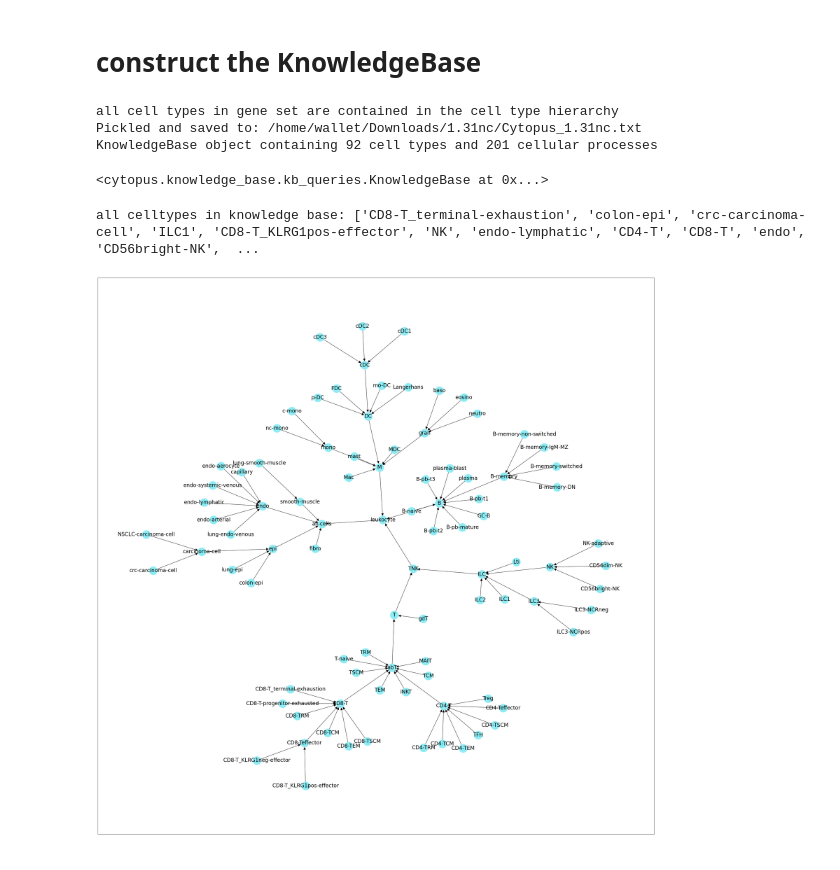
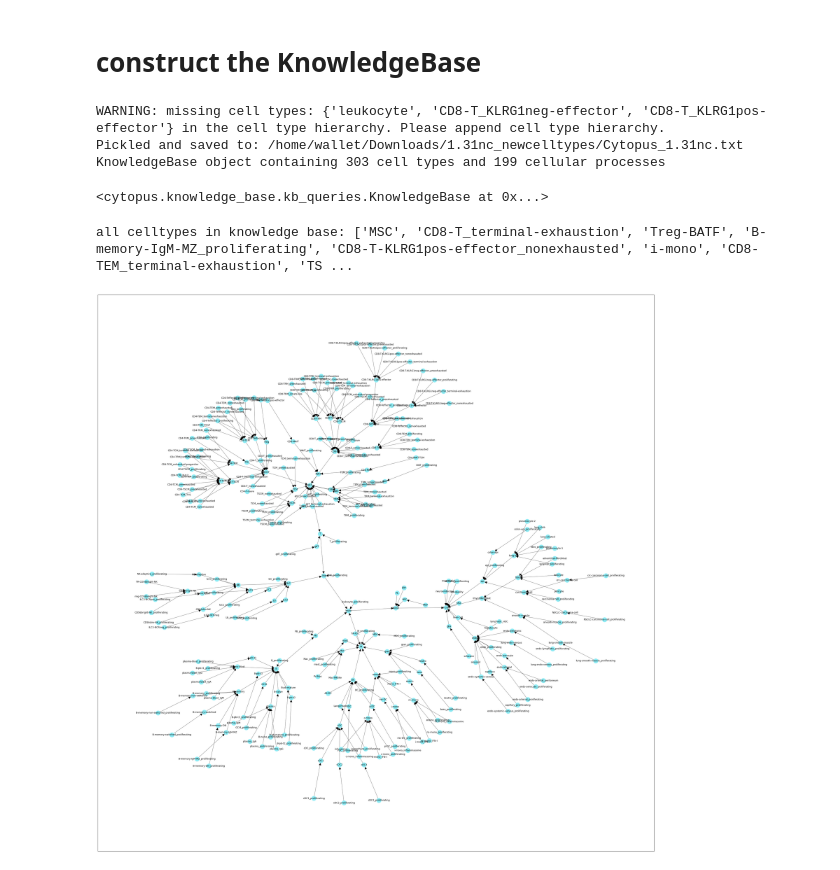
Before and after one commit to wallet-maker/cytopus, a Jupyter notebook: notebooks/KnowledgeBase_construct.ipynb, the cells around one changed output. Drawn from its saved outputs; the diff is of its cells as text; code cells hidden in the pictures.

Commit message:
extended cell type hierarchy

```diff
--- a/notebooks/KnowledgeBase_construct.ipynb
+++ b/notebooks/KnowledgeBase_construct.ipynb
@@ -6,11 +6,11 @@ import matplotlib.pyplot as plt
 from networkx.drawing.nx_agraph import graphviz_layout
 # %%
 #path to dataframe containing genes in every gene set
-DATA_DIR =  #path to directory containing .csv files for knowledge base
-gene_sets_path = DATA_DIR + '/Cytopus_1.31nc_gene-sets_x_genes.csv'
+DATA_DIR =  '/home/wallet/Downloads/1.31nc_newcelltypes/' #path to directory containing .csv files for knowledge base
+gene_sets_path = DATA_DIR + '/Cytopus_1.31nc_newcelltypes_gene-sets_x_genes.csv'
 #path to dataframe containing metadata about the gene sets
-metadata_path = DATA_DIR + '/Cytopus_1.31nc_versions_metadata.csv'
+metadata_path = DATA_DIR + '/Cytopus_1.31nc_newcelltypes_versions_metadata.csv'
 #path tto dataframe containing the cell type hierarchy
-cellular_hierarchies_path = DATA_DIR + '/Cytopus_1.31nc_hierarchies.csv'
+cellular_hierarchies_path = DATA_DIR + '/Cytopus_1.31nc_newcelltypes_hierarchies.csv'
 # %%
 %pip install cytopus
@@ -149,13 +153,13 @@ G = cp.create.construct_kb(celltype_edges, geneset_gene_edges,geneset_celltype_e
 )
 G
 # %% [output]
-all cell types in gene set are contained in the cell type hierarchy
-Pickled and saved to: /home/wallet/Downloads/1.31nc/Cytopus_1.31nc.txt
-KnowledgeBase object containing 92 cell types and 201 cellular processes
+WARNING: missing cell types: {'leukocyte', 'CD8-T_KLRG1neg-effector', 'CD8-T_KLRG1pos-effector'} in the cell type hierarchy. Please append cell type hierarchy.
+Pickled and saved to: /home/wallet/Downloads/1.31nc_newcelltypes/Cytopus_1.31nc.txt
+KnowledgeBase object containing 303 cell types and 199 cellular processes
 <cytopus.knowledge_base.kb_queries.KnowledgeBase at 0x...>
 # %%
 #plot the cell type hierarchy
-G.plot_celltypes()
+G.plot_celltypes(label_size = 9,node_size=300,edge_width=0.5)
 # %% [output]
-all celltypes in knowledge base: ['CD8-T_terminal-exhaustion', 'colon-epi', 'crc-carcinoma-cell', 'ILC1', 'CD8-T_KLRG1pos-effector', 'NK', 'endo-lymphatic', 'CD4-T', 'CD8-T', 'endo', 'CD56bright-NK',  ...
+all celltypes in knowledge base: ['MSC', 'CD8-T_terminal-exhaustion', 'Treg-BATF', 'B-memory-IgM-MZ_proliferating', 'CD8-T-KLRG1pos-effector_nonexhausted', 'i-mono', 'CD8-TEM_terminal-exhaustion', 'TS ...
-[figure, old version]
+[figure, new version]
```
Also changed, not shown: parts of 3 cells of this notebook, 3 other files.
